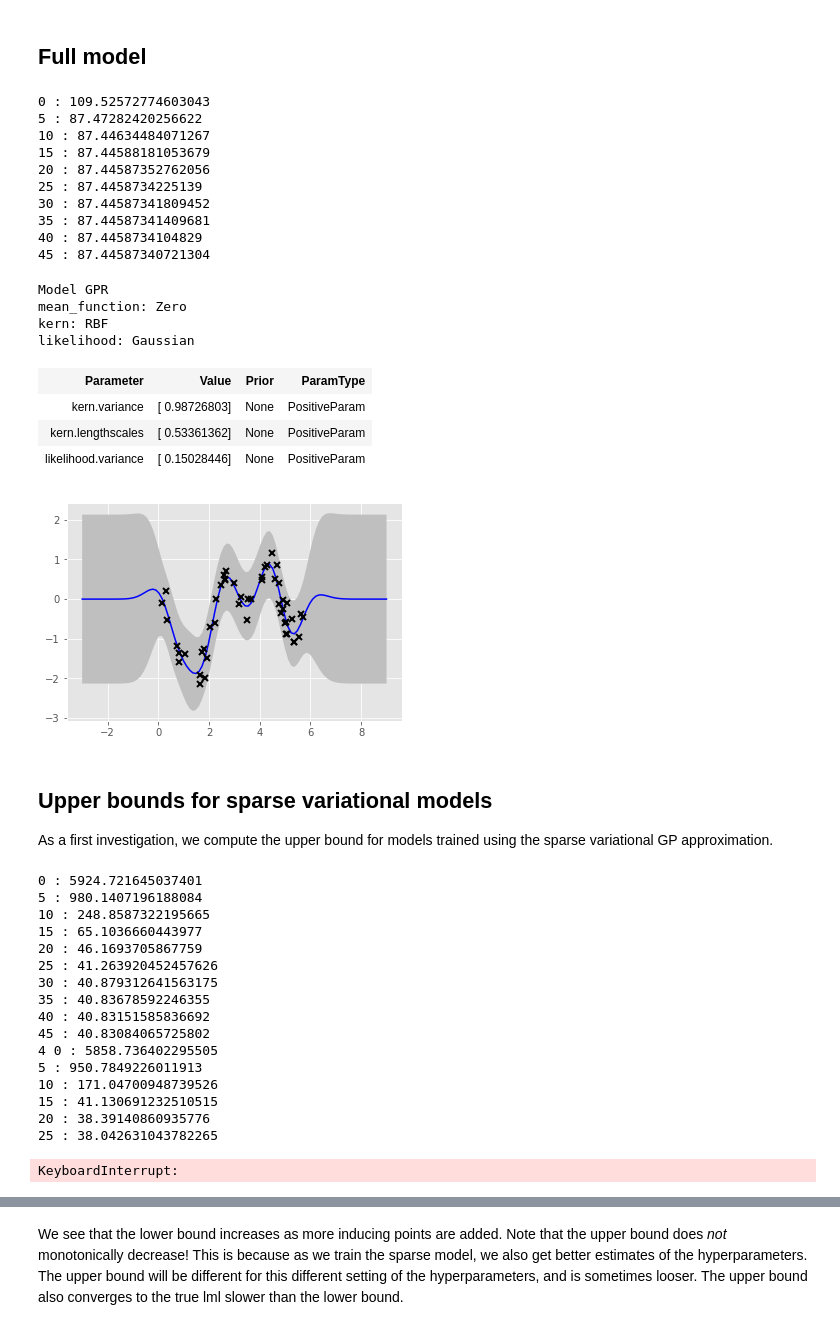
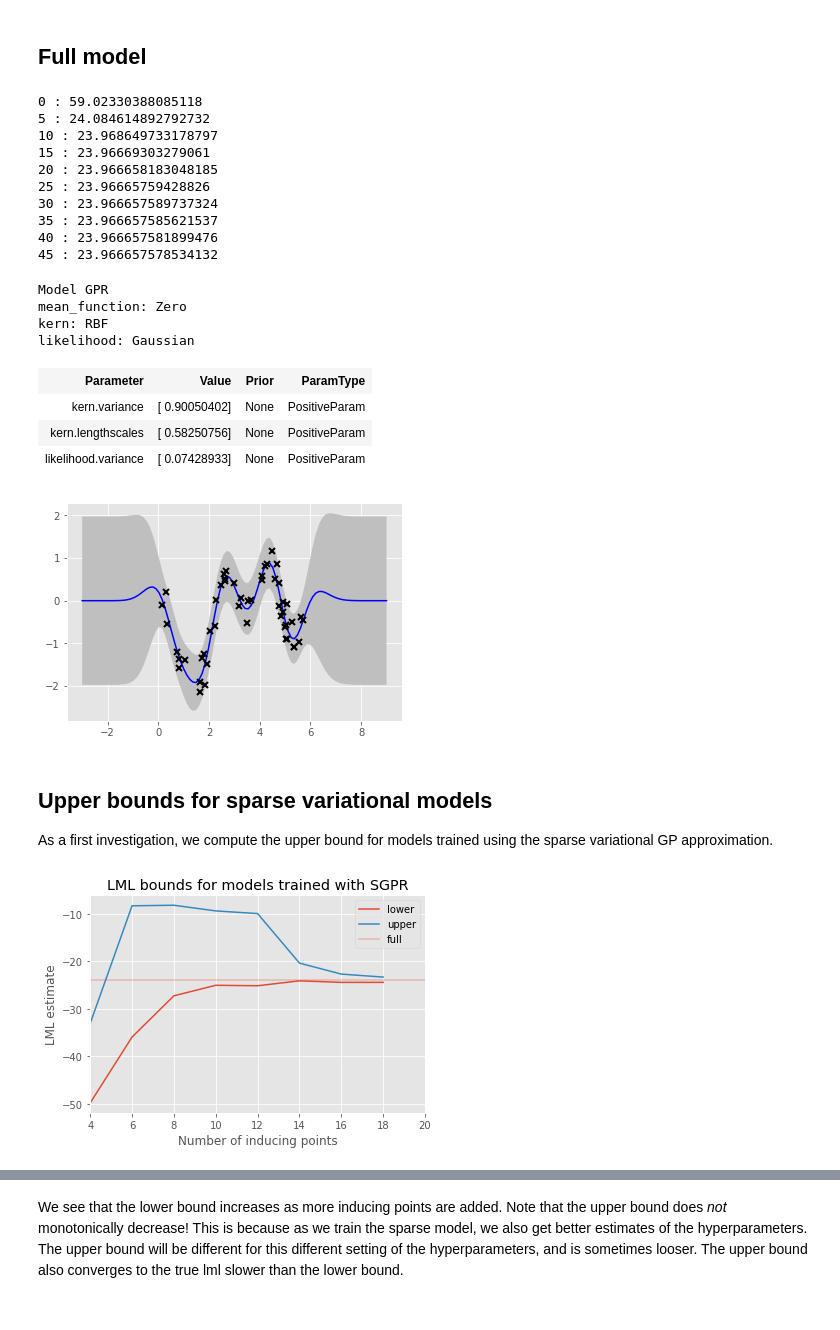
Before and after one commit to t-vi/candlegp, a Jupyter notebook: notebooks/upper_bound.ipynb, the cells around one changed output, grey strips where cells are left out. Cells and saved outputs as stored; diff of their text form; code cells hidden in the pictures.

```diff
--- a/notebooks/upper_bound.ipynb
+++ b/notebooks/upper_bound.ipynb
@@ -55,7 +56,7 @@ def plot_model(m, name=""):
 # %% [markdown]
 ## Full model
 # %%
-def optimize(m, lr=5e-3):
+def optimize(m, lr=5e-3, it=50):
     opt = torch.optim.LBFGS(m.parameters(), lr=lr, max_iter=40)
     def eval_model():
         obj = m()
@@ -63,55 +64,55 @@ def optimize(m, lr=5e-3):
         obj.backward()
         return obj
 
-    for i in range(50):
+    for i in range(it):
         obj = m()
         opt.zero_grad()
         obj.backward()
         opt.step(eval_model)
         if i%5==0:
             print(i,':',obj.data[0])
-    return obj.data[0]
+    return -obj.data[0]
 
 k = candlegp.kernels.RBF(1, lengthscales=torch.DoubleTensor([1.0]),variance=torch.DoubleTensor([1.0]))
 m = candlegp.models.GPR(Variable(X), Variable(Y.unsqueeze(1)), kern=k)
 #m.likelihood.variance.set(0.01)
 
 full_lml = optimize(m, lr=1e-2)
 
 xstar = torch.linspace(-3,9,100).double()
 mu, var = m.predict_y(Variable(xstar.unsqueeze(1)))
 cred_size = (var**0.5*2).squeeze(1)
 mu = mu.squeeze(1)
 pyplot.plot(xstar.numpy(),mu.data.numpy(),'b')
 pyplot.fill_between(xstar.numpy(),mu.data.numpy()+cred_size.data.numpy(), mu.data.numpy()-cred_size.data.numpy(),facecolor='0.75')
 pyplot.plot(X.numpy(), Y.numpy(), 'kx', mew=2)
 
 m
 # %% [output]
-0 : 109.52572774603043
-5 : 87.47282420256622
-10 : 87.44634484071267
-15 : 87.44588181053679
-20 : 87.44587352762056
-25 : 87.4458734225139
-30 : 87.44587341809452
-35 : 87.44587341409681
-40 : 87.4458734104829
-45 : 87.44587340721304
+0 : 59.02330388085118
+5 : 24.084614892792732
+10 : 23.968649733178797
+15 : 23.96669303279061
+20 : 23.966658183048185
+25 : 23.96665759428826
+30 : 23.966657589737324
+35 : 23.966657585621537
+40 : 23.966657581899476
+45 : 23.966657578534132
 Model GPR
 mean_function: Zero
 kern: RBF
 likelihood: Gaussian
 | Parameter | Value | Prior | ParamType |
-| kern.variance | [ 0.98726803] | None | PositiveParam |
-| kern.lengthscales | [ 0.53361362] | None | PositiveParam |
-| likelihood.variance | [ 0.15028446] | None | PositiveParam |
+| kern.variance | [ 0.90050402] | None | PositiveParam |
+| kern.lengthscales | [ 0.58250756] | None | PositiveParam |
+| likelihood.variance | [ 0.07428933] | None | PositiveParam |
-[figure, old version]
+[figure, new version]
 # %% [markdown]
 ## Upper bounds for sparse variational models
 As a first investigation, we compute the upper bound for models trained using the sparse variational GP approximation.
 # %%
-Ms = numpy.arange(4, 20, 1)
+Ms = numpy.arange(4, 20, 2)
 vfe_lml = []
 vupper_lml = []
 vfe_hyps = []
@@ -120,27 +121,22 @@ for M in Ms:
     k = candlegp.kernels.RBF(1, lengthscales=torch.DoubleTensor([1.0]),variance=torch.DoubleTensor([1.0]))
     m = candlegp.models.SGPR(Variable(X), Variable(Y.unsqueeze(1)), k, Zinit)
     m.likelihood.variance.set(0.01)
-    optimize(m)
+    optimize(m, lr=1e-3, it=100)
     vfe_lml.append(-m.objective().data[0])
     vupper_lml.append(m.compute_upper_bound().data[0])
     vfe_hyps.append(m.state_dict())
     print("%i" % M, end=" ")
+    IPython.display.clear_output()
+    pyplot.figure()
+    pyplot.plot(Ms[:len(vfe_lml)], vfe_lml, label="lower")
+    pyplot.plot(Ms[:len(vfe_lml)], vupper_lml, label="upper")
+    pyplot.axhline(full_lml, label="full", alpha=0.3)
+    pyplot.xlabel("Number of inducing points")
+    pyplot.ylabel("LML estimate")
+    pyplot.legend()
+    pyplot.title("LML bounds for models trained with SGPR")
+    pyplot.xlim(4,20)
+    pyplot.show()
 vfe_hyps = pandas.DataFrame(vfe_hyps)
 # %% [output]
-0 : 5924.721645037401
-5 : 980.1407196188084
-10 : 248.8587322195665
-15 : 65.1036660443977
-20 : 46.1693705867759
-25 : 41.263920452457626
-30 : 40.879312641563175
-35 : 40.83678592246355
-40 : 40.83151585836692
-45 : 40.83084065725802
-4 0 : 5858.736402295505
-5 : 950.7849226011913
-10 : 171.04700948739526
-15 : 41.130691232510515
-20 : 38.39140860935776
-25 : 38.042631043782265
-KeyboardInterrupt:
+[figure, added]
```
Also changed, not shown: parts of 6 cells of this notebook, 1 other file.
